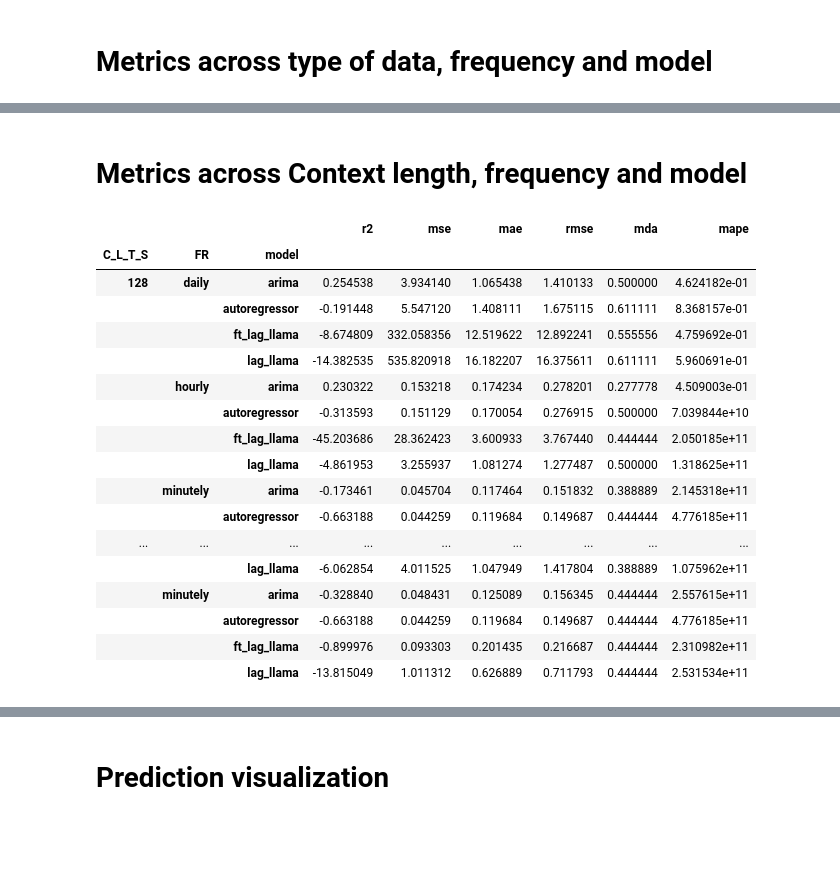
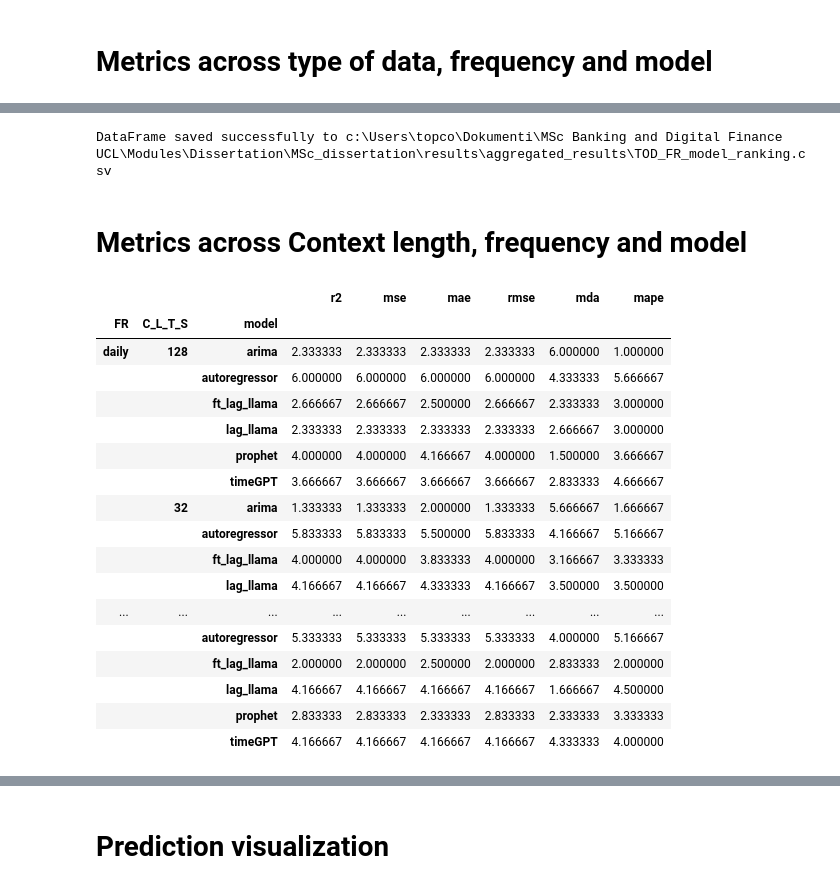
Before and after one commit to filip-topic/Time-Series-Foundation-Models-in-Financial-time-series-prediction, a Jupyter notebook: data_analysis.ipynb, the cells around one changed output, grey strips where cells are left out. Drawn from its saved outputs; the diff is of its cells as text; code cells hidden in the pictures; blank space fills up the shorter version.

Commit message:
mostly data_analysis work

```diff
--- a/data_analysis.ipynb
+++ b/data_analysis.ipynb
@@ -15,11 +33,15 @@ directory = os.path.abspath(os.path.join(project_folder, "results", "evaluation"
 # %%
 # Initialize an empty DataFrame to store the aggregated results
 aggregated_evaluation = pd.DataFrame()
+aggregated_ranking = pd.DataFrame()
 # %%
 # List all files in the directory
 files = [f for f in os.listdir(directory) if f.endswith('.csv')]
 # %%
 # Process each file and add to aggregated evaluation
+
+higher_better = ['r2', 'mda']
+lower_better = ['mse', 'mae', 'rmse', 'mape']
 
 for file in files:
     # Extract parameters from the file name
@@ -33,10 +55,26 @@ for file in files:
     # Read the CSV file into a DataFrame
     file_path = os.path.join(directory, file)
     df = pd.read_csv(file_path)
+    df.rename(columns={"Unnamed: 0" : "model"}, inplace=True)
+
+
+
 
     # Add parameter columns to the DataFrame
     for key, value in param_dict.items():
         df[key] = value
 
+    # creating the ranking df
+    ranked_df = df.copy()
+    ranked_df['model'] = df['model']
+
+    # Rank the models for each metric and add to the new DataFrame
+    for metric in higher_better:
+        ranked_df[metric] = df[metric].rank(ascending=False, method='min').astype(int)
+
+    for metric in lower_better:
+        ranked_df[metric] = df[metric].rank(ascending=True, method='min').astype(int)
+
     # Append the DataFrame to the aggregated DataFrame
     aggregated_evaluation = pd.concat([aggregated_evaluation, df], ignore_index=True)
+    aggregated_ranking = pd.concat([aggregated_ranking, ranked_df], ignore_index=True)
@@ -248,25 +297,30 @@ aggregated_evaluation[metrics].groupby(group).mean()
+# %%
+save_dataframe_to_csv(tod_fr_model_ranking, os.path.join(aggregated_results_directory, "TOD_FR_model_ranking.csv"))
+# %% [output]
+DataFrame saved successfully to c:\Users\topco\Dokumenti\MSc Banking and Digital Finance UCL\Modules\Dissertation\MSc_dissertation\results\aggregated_results\TOD_FR_model_ranking.csv
 # %% [markdown]
 # Metrics across Context length, frequency and model
 # %%
 metrics = ["r2", "mse", "mae", "rmse", "mda", "mape", "model", "C_L_T_S", "FR"]
-group = ["C_L_T_S", "FR", "model"]
-aggregated_evaluation[metrics].groupby(group).mean()
+group = ["FR", "C_L_T_S", "model"]
+fr_clts_model_ranking = aggregated_ranking[metrics].groupby(group).mean()
+fr_clts_model_ranking
 # %% [output]
 |  |  |  | r2 | mse | mae | rmse | mda | mape |
-| C_L_T_S | FR | model |  |  |  |  |  |  |
-| 128 | daily | arima | 0.254538 | 3.934140 | 1.065438 | 1.410133 | 0.500000 | 4.624182e-01 |
-|  |  | autoregressor | -0.191448 | 5.547120 | 1.408111 | 1.675115 | 0.611111 | 8.368157e-01 |
-|  |  | ft_lag_llama | -8.674809 | 332.058356 | 12.519622 | 12.892241 | 0.555556 | 4.759692e-01 |
-|  |  | lag_llama | -14.382535 | 535.820918 | 16.182207 | 16.375611 | 0.611111 | 5.960691e-01 |
-|  | hourly | arima | 0.230322 | 0.153218 | 0.174234 | 0.278201 | 0.277778 | 4.509003e-01 |
-|  |  | autoregressor | -0.313593 | 0.151129 | 0.170054 | 0.276915 | 0.500000 | 7.039844e+10 |
-|  |  | ft_lag_llama | -45.203686 | 28.362423 | 3.600933 | 3.767440 | 0.444444 | 2.050185e+11 |
-|  |  | lag_llama | -4.861953 | 3.255937 | 1.081274 | 1.277487 | 0.500000 | 1.318625e+11 |
-|  | minutely | arima | -0.173461 | 0.045704 | 0.117464 | 0.151832 | 0.388889 | 2.145318e+11 |
-|  |  | autoregressor | -0.663188 | 0.044259 | 0.119684 | 0.149687 | 0.444444 | 4.776185e+11 |
+| FR | C_L_T_S | model |  |  |  |  |  |  |
+| daily | 128 | arima | 2.333333 | 2.333333 | 2.333333 | 2.333333 | 6.000000 | 1.000000 |
+|  |  | autoregressor | 6.000000 | 6.000000 | 6.000000 | 6.000000 | 4.333333 | 5.666667 |
+|  |  | ft_lag_llama | 2.666667 | 2.666667 | 2.500000 | 2.666667 | 2.333333 | 3.000000 |
+|  |  | lag_llama | 2.333333 | 2.333333 | 2.333333 | 2.333333 | 2.666667 | 3.000000 |
+|  |  | prophet | 4.000000 | 4.000000 | 4.166667 | 4.000000 | 1.500000 | 3.666667 |
+|  |  | timeGPT | 3.666667 | 3.666667 | 3.666667 | 3.666667 | 2.833333 | 4.666667 |
+|  | 32 | arima | 1.333333 | 1.333333 | 2.000000 | 1.333333 | 5.666667 | 1.666667 |
+|  |  | autoregressor | 5.833333 | 5.833333 | 5.500000 | 5.833333 | 4.166667 | 5.166667 |
+|  |  | ft_lag_llama | 4.000000 | 4.000000 | 3.833333 | 4.000000 | 3.166667 | 3.333333 |
+|  |  | lag_llama | 4.166667 | 4.166667 | 4.333333 | 4.166667 | 3.500000 | 3.500000 |
 | ... | ... | ... | ... | ... | ... | ... | ... | ... |
-|  |  | lag_llama | -6.062854 | 4.011525 | 1.047949 | 1.417804 | 0.388889 | 1.075962e+11 |
-|  | minutely | arima | -0.328840 | 0.048431 | 0.125089 | 0.156345 | 0.444444 | 2.557615e+11 |
-|  |  | autoregressor | -0.663188 | 0.044259 | 0.119684 | 0.149687 | 0.444444 | 4.776185e+11 |
-|  |  | ft_lag_llama | -0.899976 | 0.093303 | 0.201435 | 0.216687 | 0.444444 | 2.310982e+11 |
-|  |  | lag_llama | -13.815049 | 1.011312 | 0.626889 | 0.711793 | 0.444444 | 2.531534e+11 |
+|  |  | autoregressor | 5.333333 | 5.333333 | 5.333333 | 5.333333 | 4.000000 | 5.166667 |
+|  |  | ft_lag_llama | 2.000000 | 2.000000 | 2.500000 | 2.000000 | 2.833333 | 2.000000 |
+|  |  | lag_llama | 4.166667 | 4.166667 | 4.166667 | 4.166667 | 1.666667 | 4.500000 |
+|  |  | prophet | 2.833333 | 2.833333 | 2.333333 | 2.833333 | 2.333333 | 3.333333 |
+|  |  | timeGPT | 4.166667 | 4.166667 | 4.166667 | 4.166667 | 4.333333 | 4.000000 |
```
Also changed, not shown: parts of 18 cells of this notebook, 3 other files.
